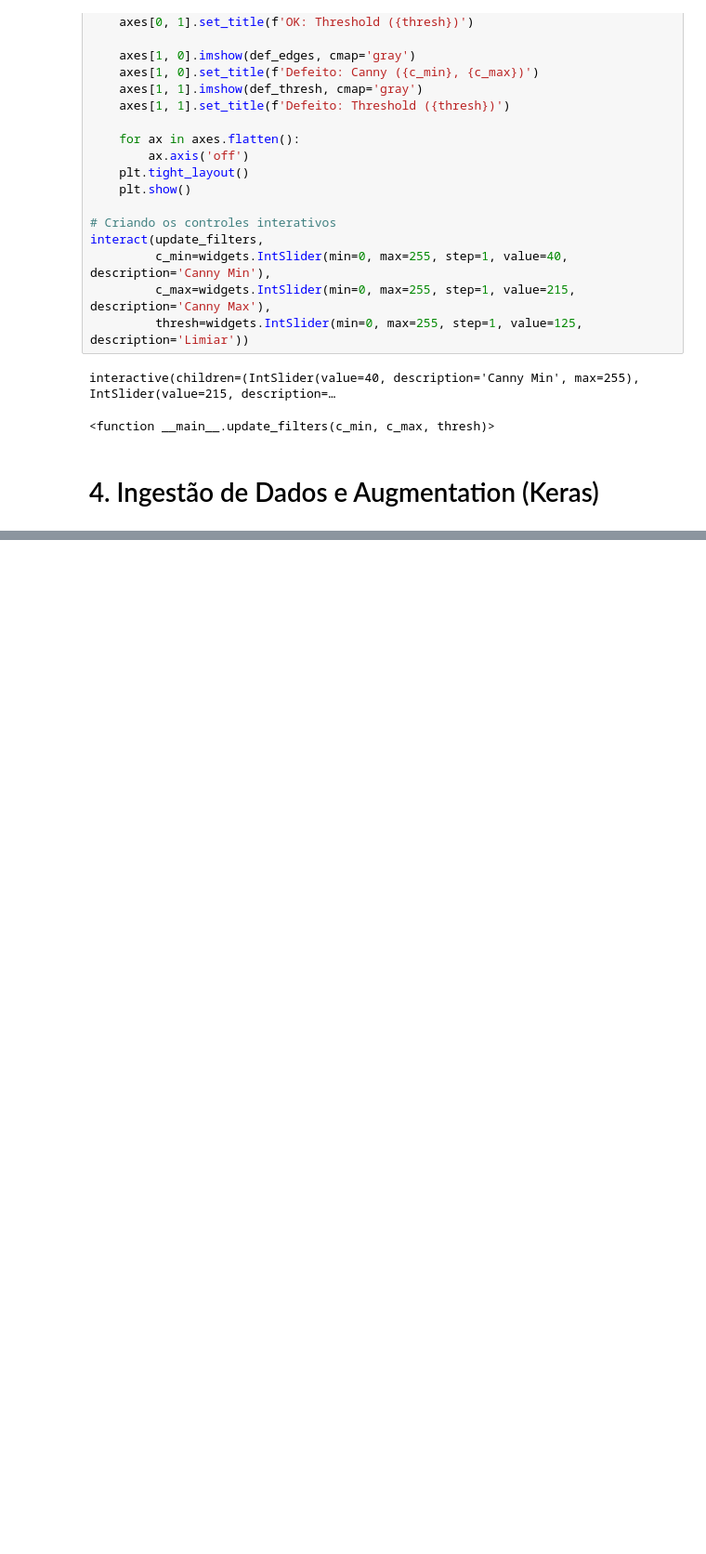
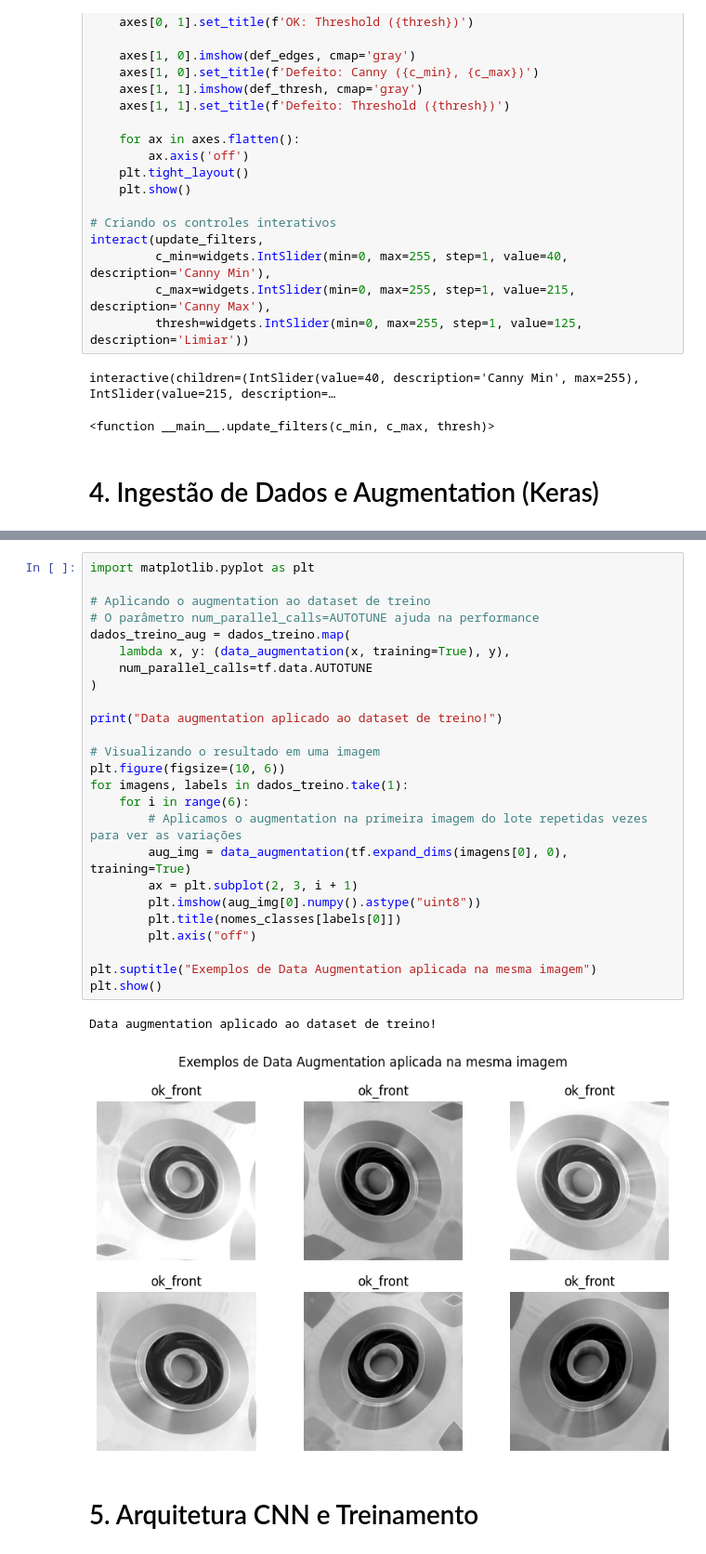
Before and after one commit to dnkamo/SC_TEC-M2_S07-Mini-Projeto-CNN-OpenCV-Pecas, a Jupyter notebook: notebook/SC_TEC_Mod2_Mini_Proj_CNN_OpenCV_Pecas.ipynb, the cells around one changed output, grey strips where cells are left out. Shown at 93% size. Saved outputs shown, nothing was run; the diff lists cells and outputs as text; blank space fills up the shorter version.

```diff
--- a/notebook/SC_TEC_Mod2_Mini_Proj_CNN_OpenCV_Pecas.ipynb
+++ b/notebook/SC_TEC_Mod2_Mini_Proj_CNN_OpenCV_Pecas.ipynb
@@ -350,0 +505,30 @@ dados_treino = tf.keras.utils.image_dataset_from_directory(
+# %%
+import matplotlib.pyplot as plt
+
+# Aplicando o augmentation ao dataset de treino
+# O parâmetro num_parallel_calls=AUTOTUNE ajuda na performance
+dados_treino_aug = dados_treino.map(
+    lambda x, y: (data_augmentation(x, training=True), y),
+    num_parallel_calls=tf.data.AUTOTUNE
+)
+
+print("Data augmentation aplicado ao dataset de treino!")
+
+# Visualizando o resultado em uma imagem
+plt.figure(figsize=(10, 6))
+for imagens, labels in dados_treino.take(1):
+    for i in range(6):
+        # Aplicamos o augmentation na primeira imagem do lote repetidas vezes para ver as variações
+        aug_img = data_augmentation(tf.expand_dims(imagens[0], 0), training=True)
+        ax = plt.subplot(2, 3, i + 1)
+        plt.imshow(aug_img[0].numpy().astype("uint8"))
+        plt.title(nomes_classes[labels[0]])
+        plt.axis("off")
+
+plt.suptitle("Exemplos de Data Augmentation aplicada na mesma imagem")
+plt.show()
+# %% [output]
+Data augmentation aplicado ao dataset de treino!
+[figure, added]
+# %% [markdown]
+# 5. Arquitetura CNN e Treinamento
```
Also changed, not shown: parts of 12 cells of this notebook.
